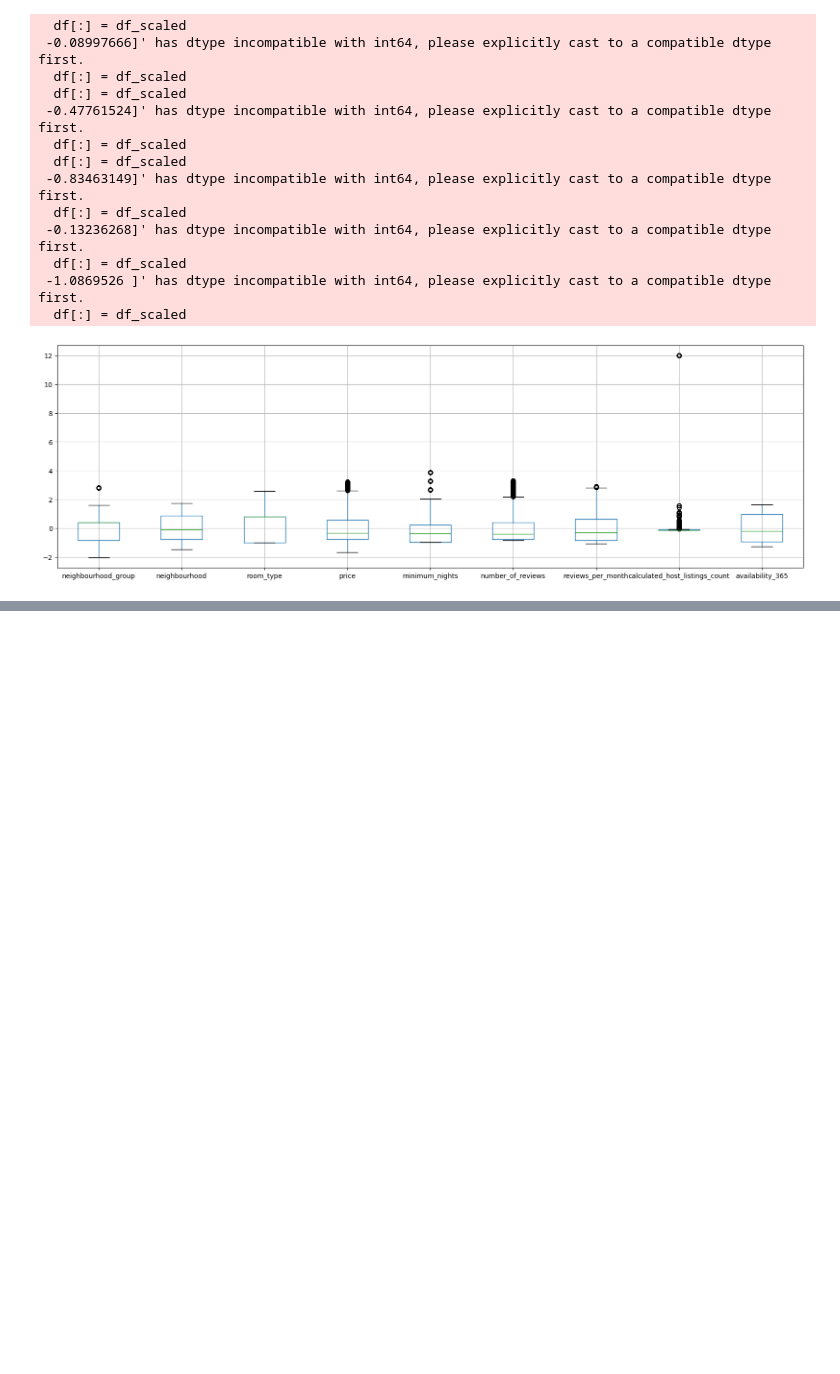
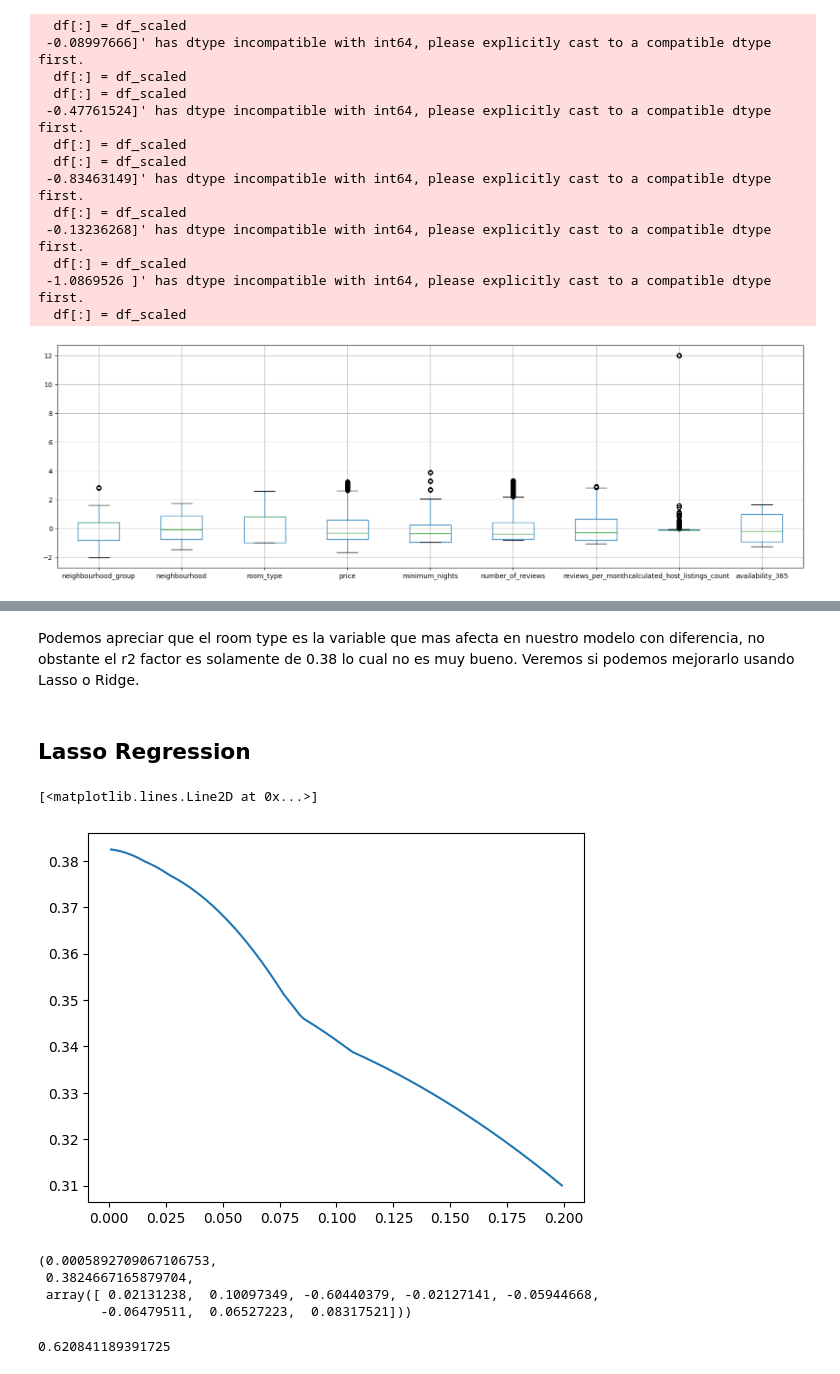
Before and after one commit to anderrow/DataScience, a Jupyter notebook: AIRBNB_Data.ipynb, the cells around one changed output, grey strips where cells are left out. Saved outputs shown, nothing was run; the diff lists cells and outputs as text; code cells hidden in the pictures; blank space fills up the shorter version.

```diff
--- a/AIRBNB_Data.ipynb
+++ b/AIRBNB_Data.ipynb
@@ -207,0 +270,34 @@ plt.show()
+# %% [markdown]
+Podemos apreciar que el room type es la variable que mas afecta en nuestro modelo con diferencia, no obstante el r2 factor es solamente de 0.38 lo cual no es muy bueno. Veremos si podemos mejorarlo usando Lasso o Ridge.
+# %% [markdown]
+## Lasso Regression
+# %%
+#Find the better coefficient for Lasso (Visual)
+alphas = np.arange(0.001, 0.2 , 0.001)
+r2_list=[]
+
+for i in alphas:
+  model = Lasso(alpha=i)
+  model.fit(X_train, y_train)
+
+  r2_list.append(model.score(X_test, y_test))
+
+plt.plot(alphas, r2_list)
+# %% [output]
+[<matplotlib.lines.Line2D at 0x...>]
+[figure, added]
+# %%
+lasso_cv = LassoCV(n_alphas = 1000, random_state = 42).fit(X_train, y_train) #1000 thousand of samples of alpha
+lasso_cv.alpha_ , lasso_cv.score(X_test, y_test), lasso_cv.coef_  #Influence of coeficients
+# %% [output]
+(0.0005892709067106753,
+ 0.3824667165879704,
+ array([ 0.02131238,  0.10097349, -0.60440379, -0.02127141, -0.05944668,
+        -0.06479511,  0.06527223,  0.08317521]))
+# %%
+lasso_cv_y_pred = lasso_cv.predict(X_test)
+lasso_cv_mse = mean_squared_error(y_test, lasso_cv_y_pred)
+
+lasso_cv_mse
+# %% [output]
+0.620841189391725
```
Also changed, not shown: parts of 17 cells of this notebook.
